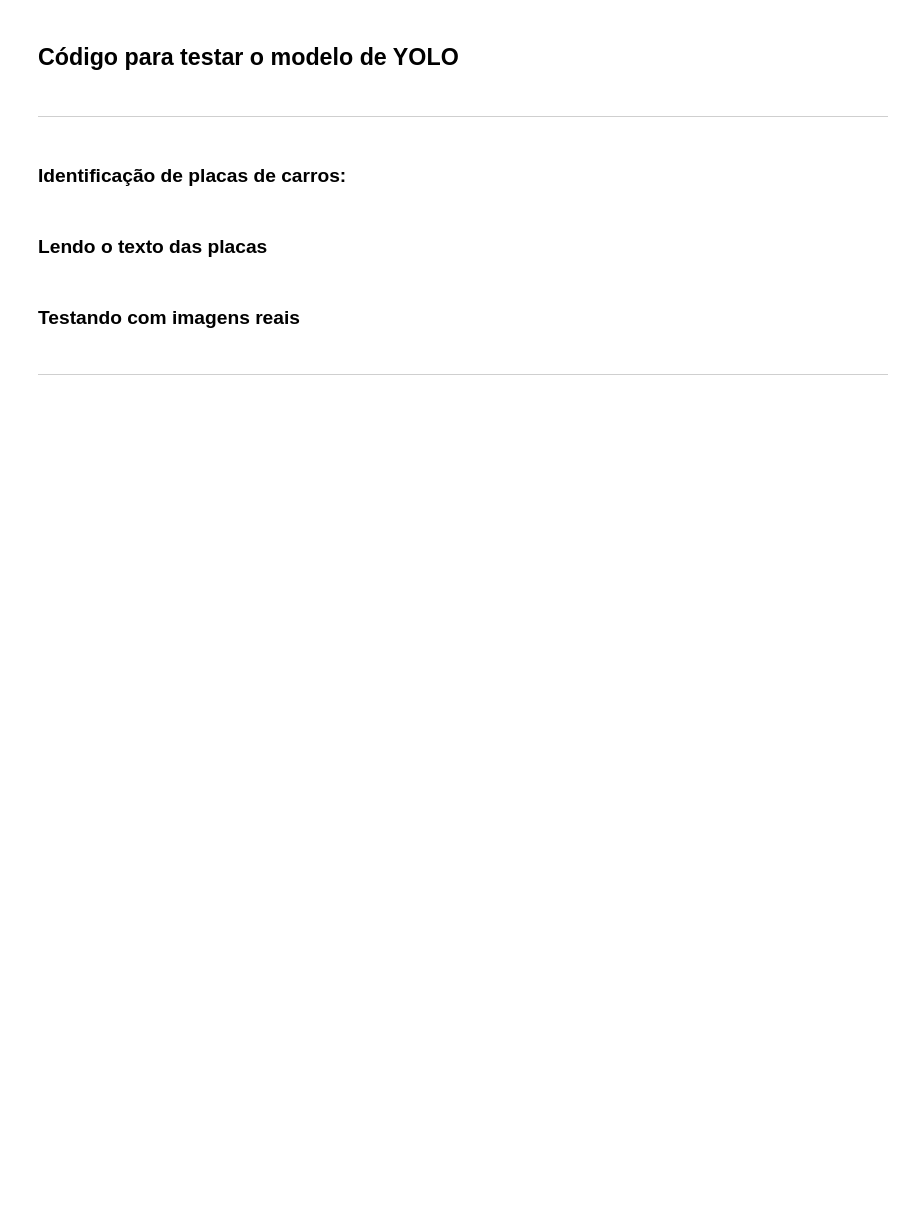
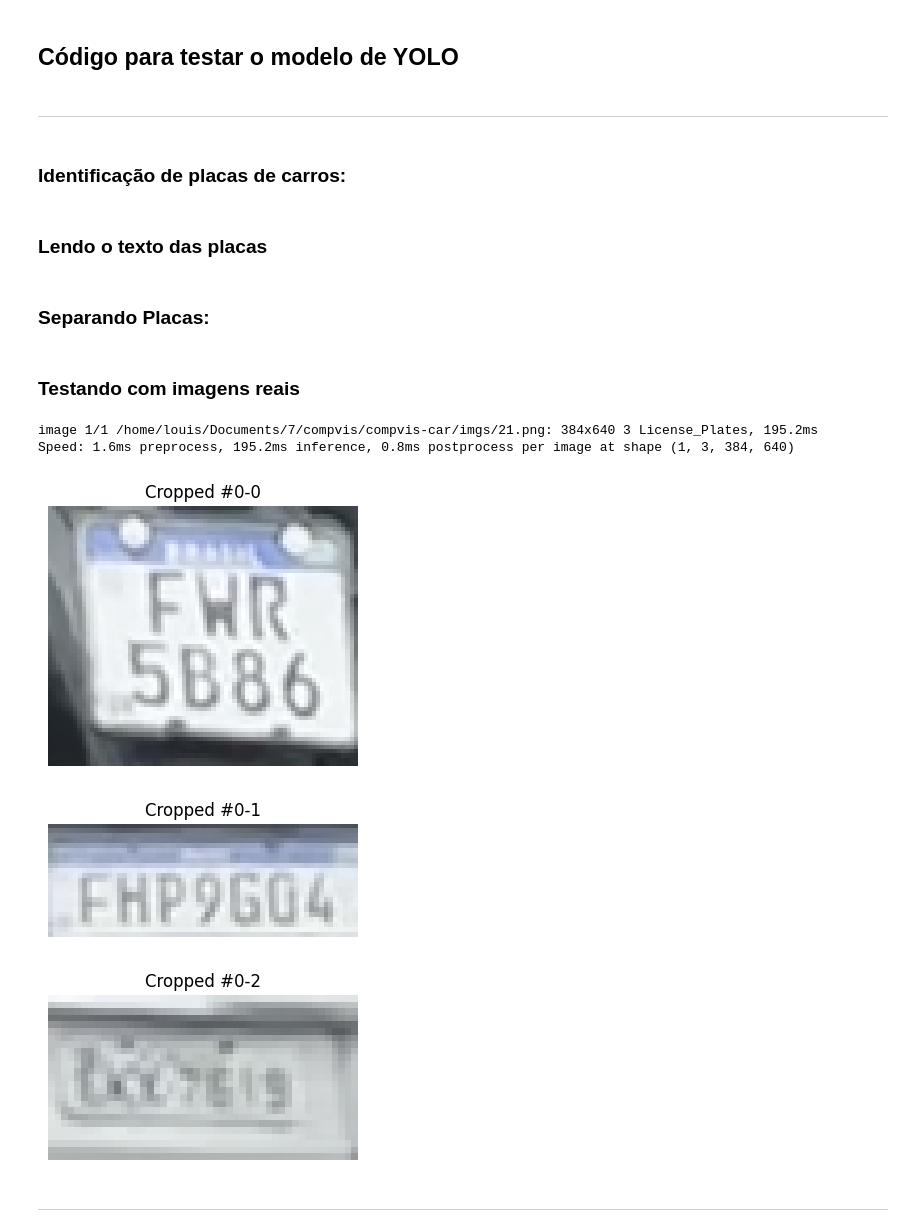
Before and after one commit to devluisrodrigues/compvis-car, a Jupyter notebook: detect.ipynb, the cells around one changed output. Drawn from its saved outputs; the diff is of its cells as text; code cells hidden in the pictures; blank space fills up the shorter version.

```diff
--- a/detect.ipynb
+++ b/detect.ipynb
@@ -27,7 +27,7 @@ def classify_image(image_path):
 
 def classify_and_crop(image_path):
     # Load model
-    model = YOLO('best.pt')
+    model = YOLO('last.pt')
 
     # Run inference
     results = model(image_path)
@@ -62,6 +62,32 @@ def classify_and_crop(image_path):
             plt.title(f'Cropped #{i}-{j}')
             plt.show()
     return imgnames
+
+def classify_and_save(image_path):
+    model = YOLO('last.pt')
+    results = model(image_path)
+
+    # Read the original image
+    original_image = cv2.imread(image_path)
+    imgnames = []
+
+    # Iterate over results
+    for i, result in enumerate(results):
+        boxes = result.boxes.xyxy.cpu().numpy()  # Get bounding boxes in (x1, y1, x2, y2) format
+
+        for j, (x1, y1, x2, y2) in enumerate(boxes):
+            # Convert coordinates to integers
+            x1, y1, x2, y2 = map(int, [x1, y1, x2, y2])
+
+            # Crop the image
+            cropped = original_image[y1:y2, x1:x2]
+
+            # Convert BGR to RGB for displaying
+            cropped_rgb = cv2.cvtColor(cropped, cv2.COLOR_BGR2RGB)
+            # Save the cropped image
+            output_filename = f'plates/cropped_{i}_{j}.png'
+            imgnames.append(output_filename)
+            cv2.imwrite(output_filename, cropped)
 # %% [markdown]
 ### Lendo o texto das placas
 # %%
@@ -122,3 +150,5 @@ def extract_plate_from_image(image_path):
                 return word
 
     return None
+# %% [markdown]
+### Separando Placas:
@@ -125,8 +173,14 @@ def extract_plate_from_image(image_path):
 # %% [markdown]
 ### Testando com imagens reais
 # %%
-image_path = 'imgs/5.jpg'
+image_path = 'imgs/21.png'
 imgs = classify_and_crop(image_path)
+# %% [output]
+image 1/1 /home/louis/Documents/7/compvis/compvis-car/imgs/21.png: 384x640 3 License_Plates, 195.2ms
+Speed: 1.6ms preprocess, 195.2ms inference, 0.8ms postprocess per image at shape (1, 3, 384, 640)
+[figure, added]
+[figure, added]
+[figure, added]
 # %%
 plates = []
 for img in imgs:
```
Also changed, not shown: parts of 2 cells of this notebook, 1 other file.
